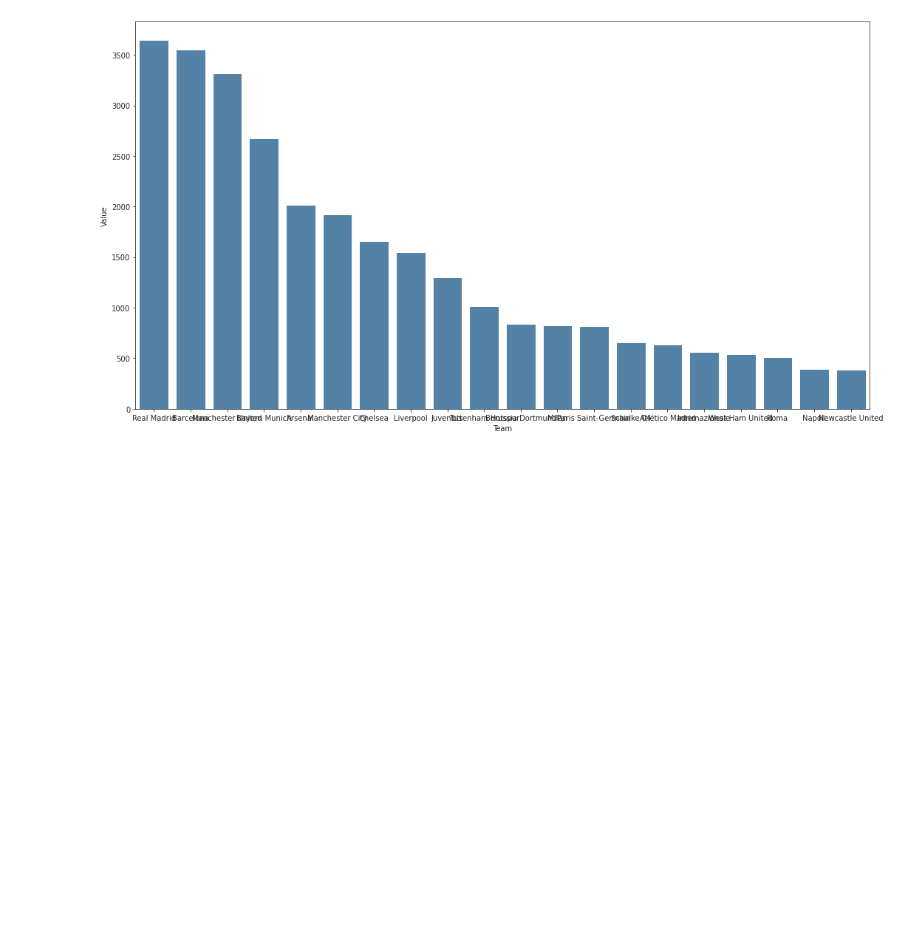
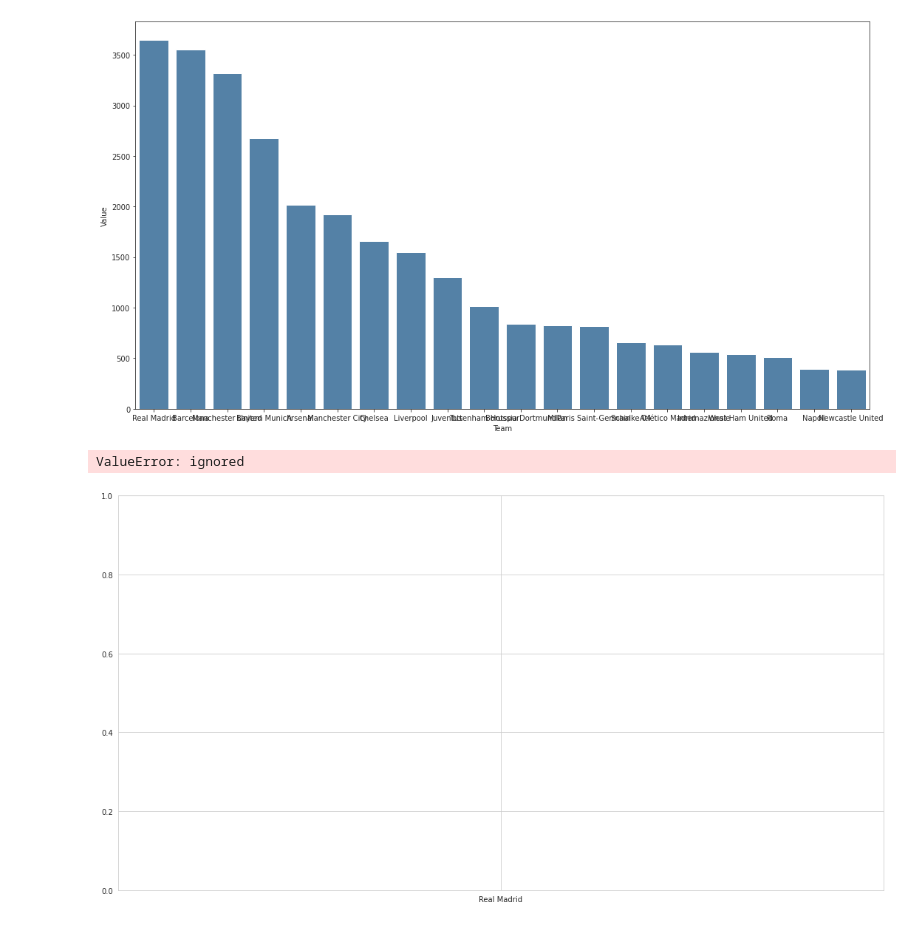
Before and after one commit to khatriprajwol/Data-Visualization-, a Jupyter notebook: Recreating The Master .ipynb, the cells around one changed output. Saved outputs shown, nothing was run; the diff lists cells and outputs as text; code cells hidden in the pictures; blank space fills up the shorter version.

```diff
--- a/Recreating The Master .ipynb
+++ b/Recreating The Master .ipynb
@@ -289,36 +289,39 @@ OSError: ignored
 from io import BytesIO
 import matplotlib.pyplot as plt
 from matplotlib.offsetbox import OffsetImage, AnnotationBbox
-def offset_image(x, y, label, bar_is_too_short, ax):
+def offset_image(labels, Values):
     response = requests.get(f'https://www.dreamstime.io/{label}/flat/64.png')
     img = plt.imread(BytesIO(response.content))
     im = OffsetImage(img, zoom=0.65)
     im.image.axes = ax
     x_offset = -25
     if bar_is_too_short:
         x = 0
     ab = AnnotationBbox(im, (x, y), xybox=(x_offset, 0), frameon=False,
                         xycoords='data', boxcoords="offset points", pad=0)
     ax.add_artist(ab)
 labels = ['Real Madrid',
           'Barcelona',
           'Manchester United',
           'Bayern Munich', 'Arsenal',
           'Manchester City', 'Chelsea',
           'Liverpool','Juventus',
           'Tottenham Hotspur', 'Borussia Dortmund'
           'Milan', 'Paris Saint-Germain',
           'Schalke 04','Atletico Madrid',
           'Internazionale','West Ham United','Roma', 'Nepoli','Newcastle United']
 values =[ 3645,3549,3317,2678,2017,1921,1661,1548,1299,1017,836,825,814,655,633,559,542,508,396, 383]
 
 height = 4000
 plt.bar(data= df, x=labels, height='Value', color='steelblue', align='center', alpha=0.8)
 max_value = values.max()
 for i, (labels, values) in enumerate(zip(labels, values)):
     offset_image(value, i, label, bar_is_too_short=value < max_value / 10, ax=plt.gca())
 plt.subplots_adjust(left=0.15)
 plt.show()
+# %% [output]
+ValueError: ignored
+[figure, added]
 # %%
 def get_flag(name):
     path = "data/logo/Logos/logos/logos/24/{}.png".format(name.title())
```
